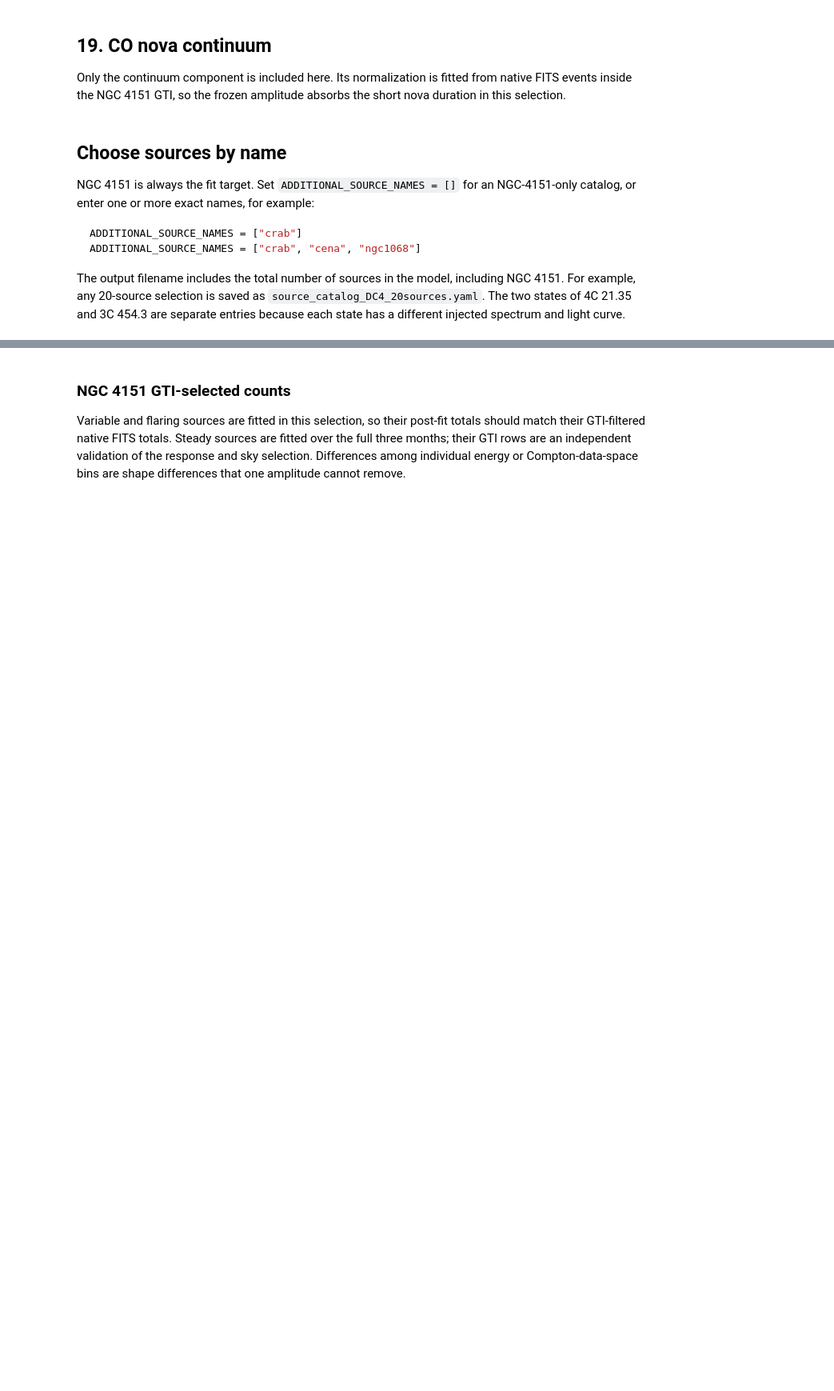
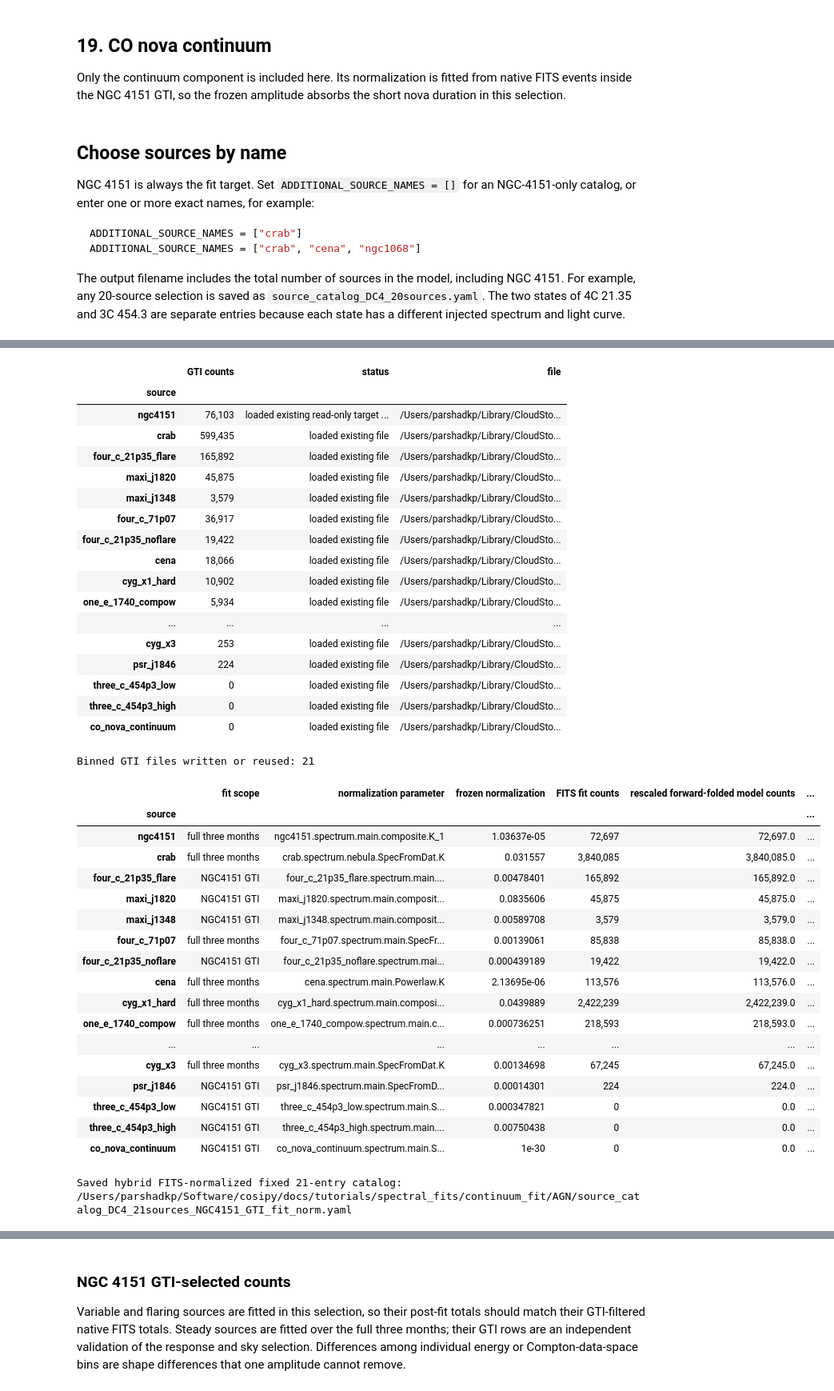
Before and after one commit to parshadkp/cosipy, a Jupyter notebook: docs/tutorials/spectral_fits/continuum_fit/AGN/Source_catalog_generator_comp_fit_norm.ipynb, the cells around one changed output, grey strips where cells are left out. Shown at 80% size. Drawn from its saved outputs; the diff is of its cells as text; code cells hidden in the pictures; blank space fills up the shorter version.

```diff
--- a/docs/tutorials/spectral_fits/continuum_fit/AGN/Source_catalog_generator_comp_fit_norm.ipynb
+++ b/docs/tutorials/spectral_fits/continuum_fit/AGN/Source_catalog_generator_comp_fit_norm.ipynb
@@ -1001,16 +1054,10 @@ comparison_gti = GoodTimeInterval.from_pointing_cut(
 spacecraft_history = spacecraft_history_full.apply_gti(comparison_gti)
 
 detector_response = FullDetectorResponse.open(str(RESPONSE_PATH))
-instrument_response = BinnedInstrumentResponse(
-    detector_response,
-    comparison_data,
-)
-
-
-def make_point_source_response(history):
+def make_point_source_response(data, history):
     return BinnedThreeMLPointSourceResponse(
-        data=comparison_data,
-        instrument_response=instrument_response,
+        data=data,
+        instrument_response=BinnedInstrumentResponse(detector_response, data),
         sc_history=history,
         energy_axis=detector_response.axes["Ei"],
         polarization_axis=(
@@ -1018,19 +1065,21 @@ def make_point_source_response(history):
             if "Pol" in detector_response.axes.labels
             else None
         ),
-        nside=2 * comparison_data.axes["PsiChi"].nside,
+        nside=2 * data.axes["PsiChi"].nside,
     )
 
 
-gti_folded_response = BinnedThreeMLModelFolding(
-    data=comparison_data,
-    point_source_response=make_point_source_response(spacecraft_history),
-)
-full_folded_response = BinnedThreeMLModelFolding(
-    data=comparison_data,
-    point_source_response=make_point_source_response(
-        spacecraft_history_full
-    ),
+def make_model_folding(data, history):
+    return BinnedThreeMLModelFolding(
+        data=data,
+        point_source_response=make_point_source_response(data, history),
+    )
+
+
+gti_folded_response = make_model_folding(comparison_data, spacecraft_history)
+full_folded_response = make_model_folding(
+    comparison_data,
+    spacecraft_history_full,
 )
 print(
     f"{GTI_TARGET_NAME} GTI livetime:",
@@ -1482,13 +1556,10 @@ print(
 display(
     normalization_fit_table.style.format(
         {
-            "normalization before": "{:.6g}",
-            "fitted scale": "{:.6g}",
             "frozen normalization": "{:.6g}",
             "FITS fit counts": "{:,.0f}",
-            "model before": "{:,.1f}",
-            "model after": "{:,.1f}",
-            "after/FITS": "{:.6f}",
+            "rescaled forward-folded model counts": "{:,.1f}",
+            "model/FITS": "{:.6f}",
             "Poisson deviance": "{:,.1f}",
             "unsupported FITS bins": "{:,.0f}",
         },
@@ -1497,33 +1568,72 @@ display(
 )
 
 catalog_directory = Path(
     "/Users/parshadkp/Software/cosipy/docs/tutorials/spectral_fits/"
     "continuum_fit/AGN"
 )
 source_count = len(model.sources)
 source_count_label = (
     f"{source_count}source"
     if source_count == 1
     else f"{source_count}sources"
 )
 catalog_path = (
     catalog_directory
     / (
         f"source_catalog_DC4_{source_count_label}_"
         f"{GTI_TARGET_NAME}_GTI_fit_norm.yaml"
     )
 )
 
 for parameter in list(model.free_parameters.values()):
     parameter.fix = True
 
 assert len(model.free_parameters) == 0
 model.save(catalog_path, overwrite=True)
 
 print(
     f"Saved hybrid FITS-normalized fixed {len(model.sources)}-entry catalog: "
     f"{catalog_path}"
 )
+# %% [output]
+|  | GTI counts | status | file |
+| source |  |  |  |
+| ngc4151 | 76,103 | loaded existing read-only target ... | /Users/parshadkp/Library/CloudSto... |
+| crab | 599,435 | loaded existing file | /Users/parshadkp/Library/CloudSto... |
+| four_c_21p35_flare | 165,892 | loaded existing file | /Users/parshadkp/Library/CloudSto... |
+| maxi_j1820 | 45,875 | loaded existing file | /Users/parshadkp/Library/CloudSto... |
+| maxi_j1348 | 3,579 | loaded existing file | /Users/parshadkp/Library/CloudSto... |
+| four_c_71p07 | 36,917 | loaded existing file | /Users/parshadkp/Library/CloudSto... |
+| four_c_21p35_noflare | 19,422 | loaded existing file | /Users/parshadkp/Library/CloudSto... |
+| cena | 18,066 | loaded existing file | /Users/parshadkp/Library/CloudSto... |
+| cyg_x1_hard | 10,902 | loaded existing file | /Users/parshadkp/Library/CloudSto... |
+| one_e_1740_compow | 5,934 | loaded existing file | /Users/parshadkp/Library/CloudSto... |
+| ... | ... | ... | ... |
+| cyg_x3 | 253 | loaded existing file | /Users/parshadkp/Library/CloudSto... |
+| psr_j1846 | 224 | loaded existing file | /Users/parshadkp/Library/CloudSto... |
+| three_c_454p3_low | 0 | loaded existing file | /Users/parshadkp/Library/CloudSto... |
+| three_c_454p3_high | 0 | loaded existing file | /Users/parshadkp/Library/CloudSto... |
+| co_nova_continuum | 0 | loaded existing file | /Users/parshadkp/Library/CloudSto... |
+Binned GTI files written or reused: 21
+|  | fit scope | normalization parameter | frozen normalization | FITS fit counts | rescaled forward-folded model counts | ... |
+| source |  |  |  |  |  | ... |
+| ngc4151 | full three months | ngc4151.spectrum.main.composite.K_1 | 1.03637e-05 | 72,697 | 72,697.0 | ... |
+| crab | full three months | crab.spectrum.nebula.SpecFromDat.K | 0.031557 | 3,840,085 | 3,840,085.0 | ... |
+| four_c_21p35_flare | NGC4151 GTI | four_c_21p35_flare.spectrum.main.... | 0.00478401 | 165,892 | 165,892.0 | ... |
+| maxi_j1820 | NGC4151 GTI | maxi_j1820.spectrum.main.composit... | 0.0835606 | 45,875 | 45,875.0 | ... |
+| maxi_j1348 | NGC4151 GTI | maxi_j1348.spectrum.main.composit... | 0.00589708 | 3,579 | 3,579.0 | ... |
+| four_c_71p07 | full three months | four_c_71p07.spectrum.main.SpecFr... | 0.00139061 | 85,838 | 85,838.0 | ... |
+| four_c_21p35_noflare | NGC4151 GTI | four_c_21p35_noflare.spectrum.mai... | 0.000439189 | 19,422 | 19,422.0 | ... |
+| cena | full three months | cena.spectrum.main.Powerlaw.K | 2.13695e-06 | 113,576 | 113,576.0 | ... |
+| cyg_x1_hard | full three months | cyg_x1_hard.spectrum.main.composi... | 0.0439889 | 2,422,239 | 2,422,239.0 | ... |
+| one_e_1740_compow | full three months | one_e_1740_compow.spectrum.main.c... | 0.000736251 | 218,593 | 218,593.0 | ... |
+| ... | ... | ... | ... | ... | ... | ... |
+| cyg_x3 | full three months | cyg_x3.spectrum.main.SpecFromDat.K | 0.00134698 | 67,245 | 67,245.0 | ... |
+| psr_j1846 | NGC4151 GTI | psr_j1846.spectrum.main.SpecFromD... | 0.00014301 | 224 | 224.0 | ... |
+| three_c_454p3_low | NGC4151 GTI | three_c_454p3_low.spectrum.main.S... | 0.000347821 | 0 | 0.0 | ... |
+| three_c_454p3_high | NGC4151 GTI | three_c_454p3_high.spectrum.main.... | 0.00750438 | 0 | 0.0 | ... |
+| co_nova_continuum | NGC4151 GTI | co_nova_continuum.spectrum.main.S... | 1e-30 | 0 | 0.0 | ... |
+Saved hybrid FITS-normalized fixed 21-entry catalog: /Users/parshadkp/Software/cosipy/docs/tutorials/spectral_fits/continuum_fit/AGN/source_catalog_DC4_21sources_NGC4151_GTI_fit_norm.yaml
 # %%
 # Required in any fresh process before load_model:
 from cosipy.threeml.custom_functions import SpecFromDat  # noqa: F401, E402
```
Also changed, not shown: parts of 12 cells of this notebook, 26 other files.
